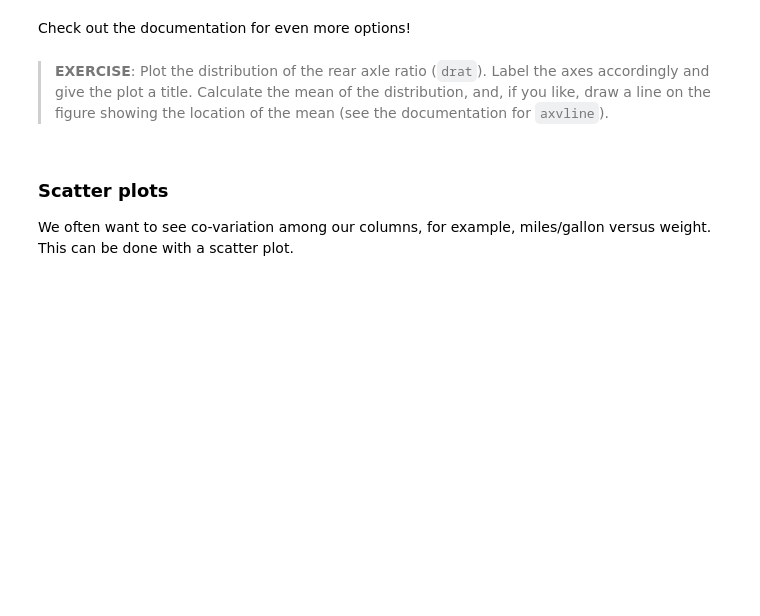
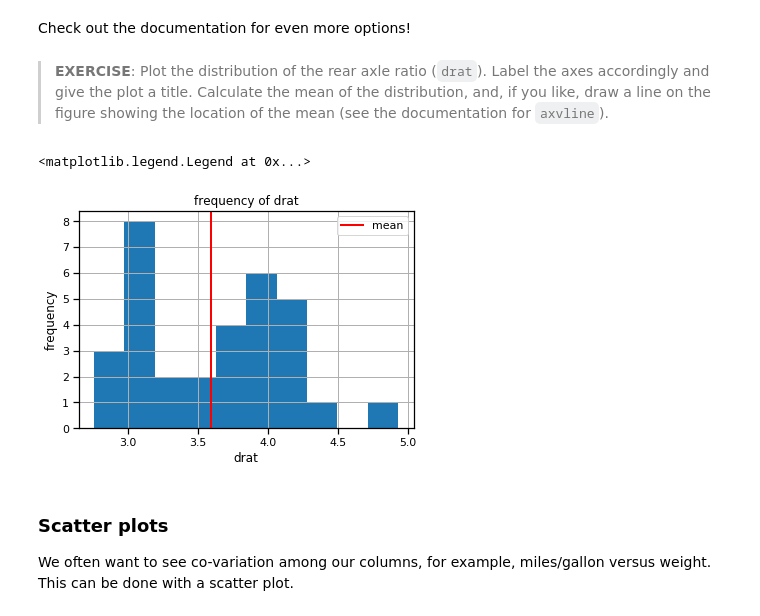
Before and after one commit to GreenSnabl/a-2017, a Jupyter notebook: Labs/Lab1_numstack/Lab1-numstack.ipynb, the cells around one changed output. Saved outputs shown, nothing was run; the diff lists cells and outputs as text; code cells hidden in the pictures; blank space fills up the shorter version.

```diff
--- a/Labs/Lab1_numstack/Lab1-numstack.ipynb
+++ b/Labs/Lab1_numstack/Lab1-numstack.ipynb
@@ -633,3 +972,15 @@ Check out the documentation for even more options!
+# %%
+# your code here
+sns.set_context('notebook')
+dfcars.drat.hist()
+plt.xlabel("drat")
+plt.ylabel("frequency")
+plt.title("frequency of drat")
+plt.axvline(dfcars.drat.mean(), color='red', linewidth=2, label='mean')
+plt.legend()
+# %% [output]
+<matplotlib.legend.Legend at 0x...>
+[figure, added]
 # %% [markdown]
 ### Scatter plots
 We often want to see co-variation among our columns, for example, miles/gallon versus weight.  This can be done with a scatter plot.
```
Also changed, not shown: parts of 70 cells of this notebook, 7 other files.
